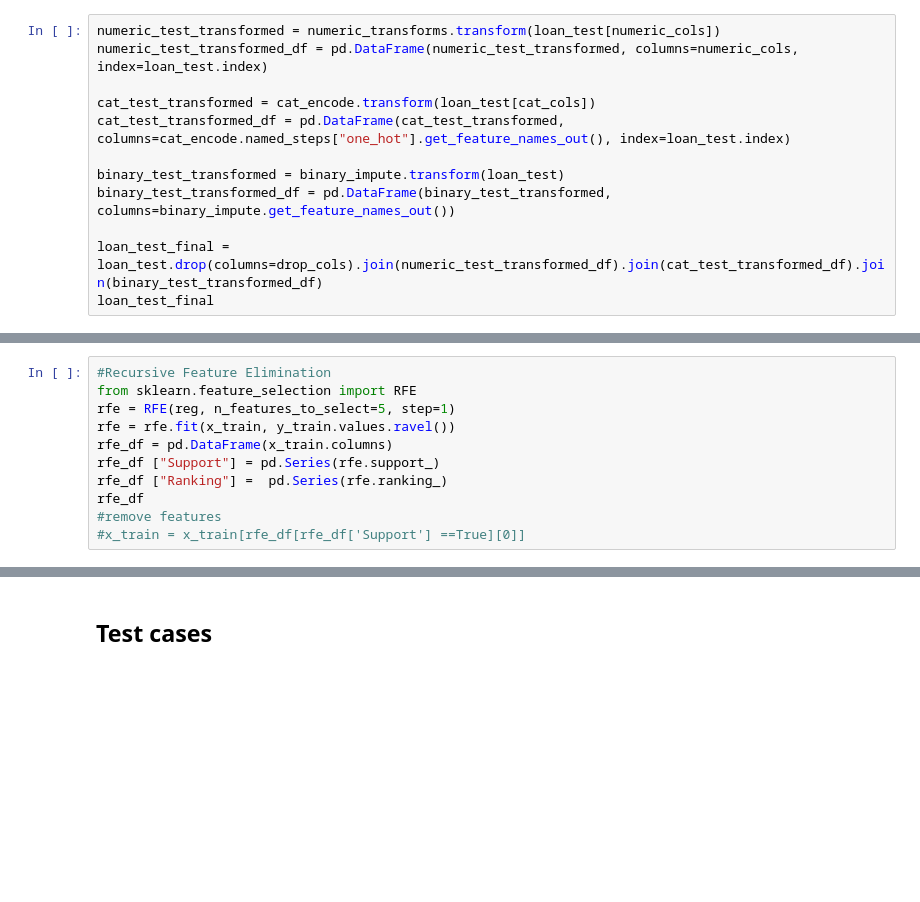
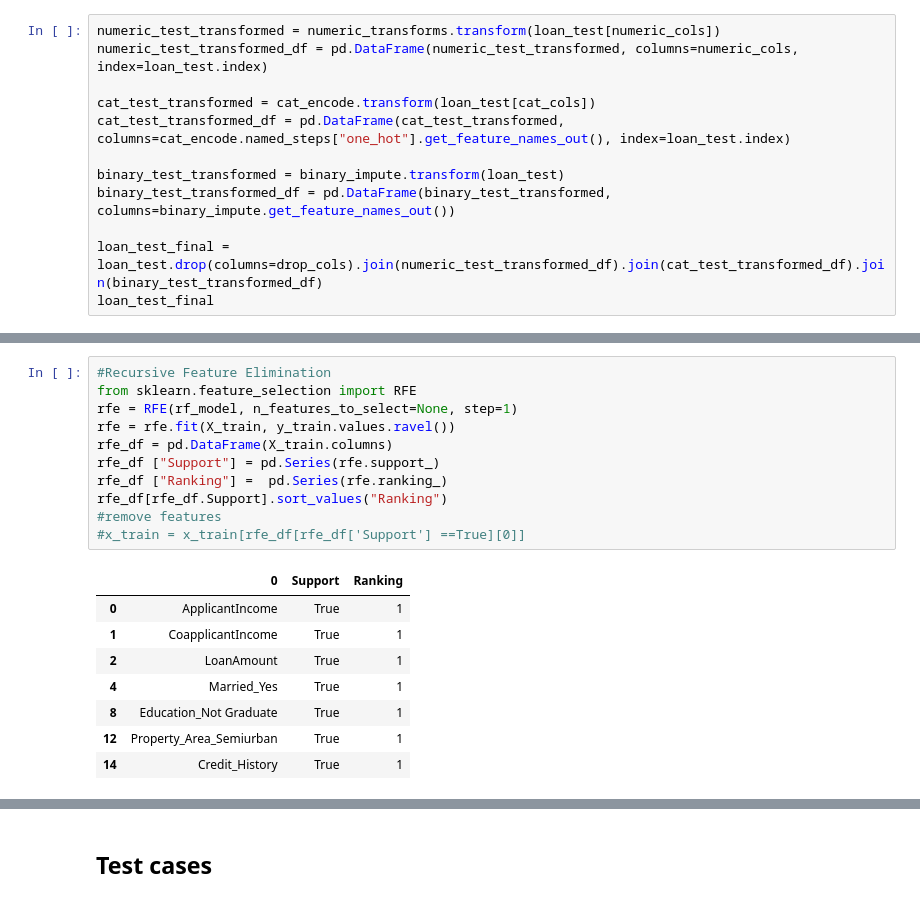
Before and after one commit to EdwinVivek/loan-eligibility-prediction, a Jupyter notebook: loan_eligibility_prediction.ipynb, the cells around one changed output, grey strips where cells are left out. Drawn from its saved outputs; the diff is of its cells as text; blank space fills up the shorter version.

```diff
--- a/loan_eligibility_prediction.ipynb
+++ b/loan_eligibility_prediction.ipynb
@@ -1401,11 +1353,20 @@ array(['Y', 'Y', 'Y', 'Y', 'Y', 'Y', 'Y', 'N', 'Y', 'Y', 'Y', 'Y', 'Y',
 # %%
 #Recursive Feature Elimination
 from sklearn.feature_selection import RFE
-rfe = RFE(reg, n_features_to_select=5, step=1)
-rfe = rfe.fit(x_train, y_train.values.ravel())
-rfe_df = pd.DataFrame(x_train.columns)
+rfe = RFE(rf_model, n_features_to_select=None, step=1)
+rfe = rfe.fit(X_train, y_train.values.ravel())
+rfe_df = pd.DataFrame(X_train.columns)
 rfe_df ["Support"] = pd.Series(rfe.support_)
 rfe_df ["Ranking"] =  pd.Series(rfe.ranking_)
-rfe_df
+rfe_df[rfe_df.Support].sort_values("Ranking")
 #remove features
 #x_train = x_train[rfe_df[rfe_df['Support'] ==True][0]]
+# %% [output]
+|  | 0 | Support | Ranking |
+| 0 | ApplicantIncome | True | 1 |
+| 1 | CoapplicantIncome | True | 1 |
+| 2 | LoanAmount | True | 1 |
+| 4 | Married_Yes | True | 1 |
+| 8 | Education_Not Graduate | True | 1 |
+| 12 | Property_Area_Semiurban | True | 1 |
+| 14 | Credit_History | True | 1 |
```
Also changed, not shown: parts of 27 cells of this notebook, 1 other file.
